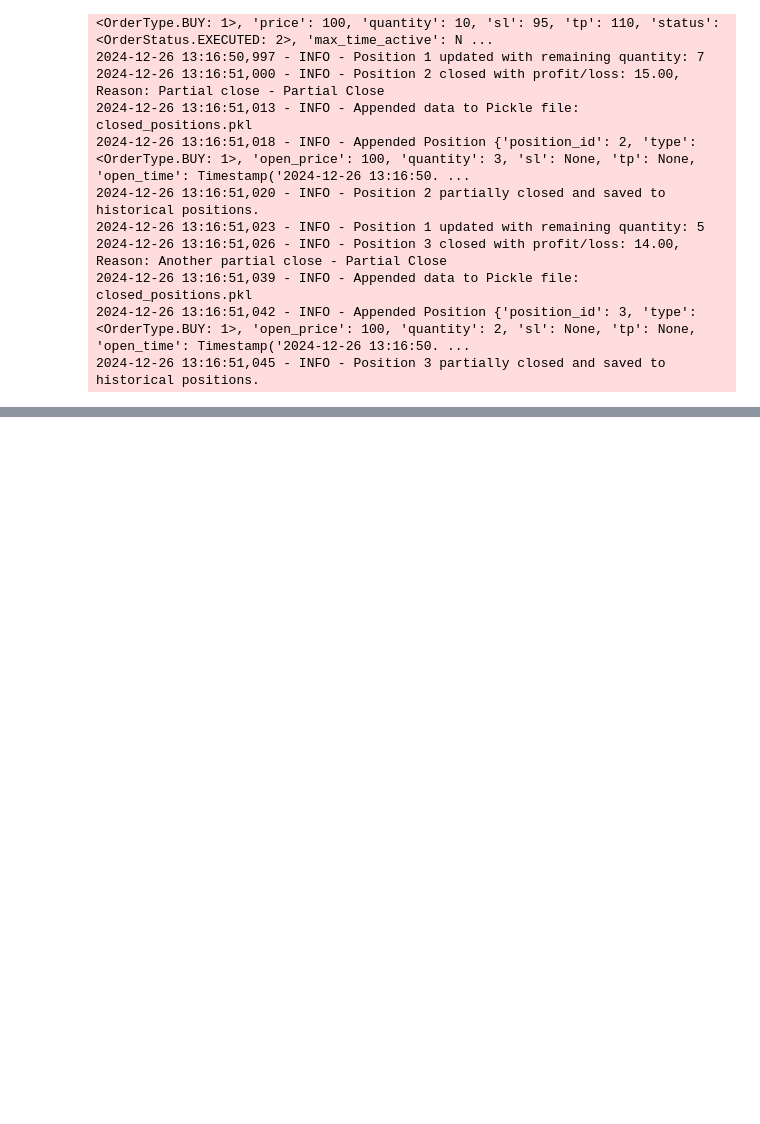
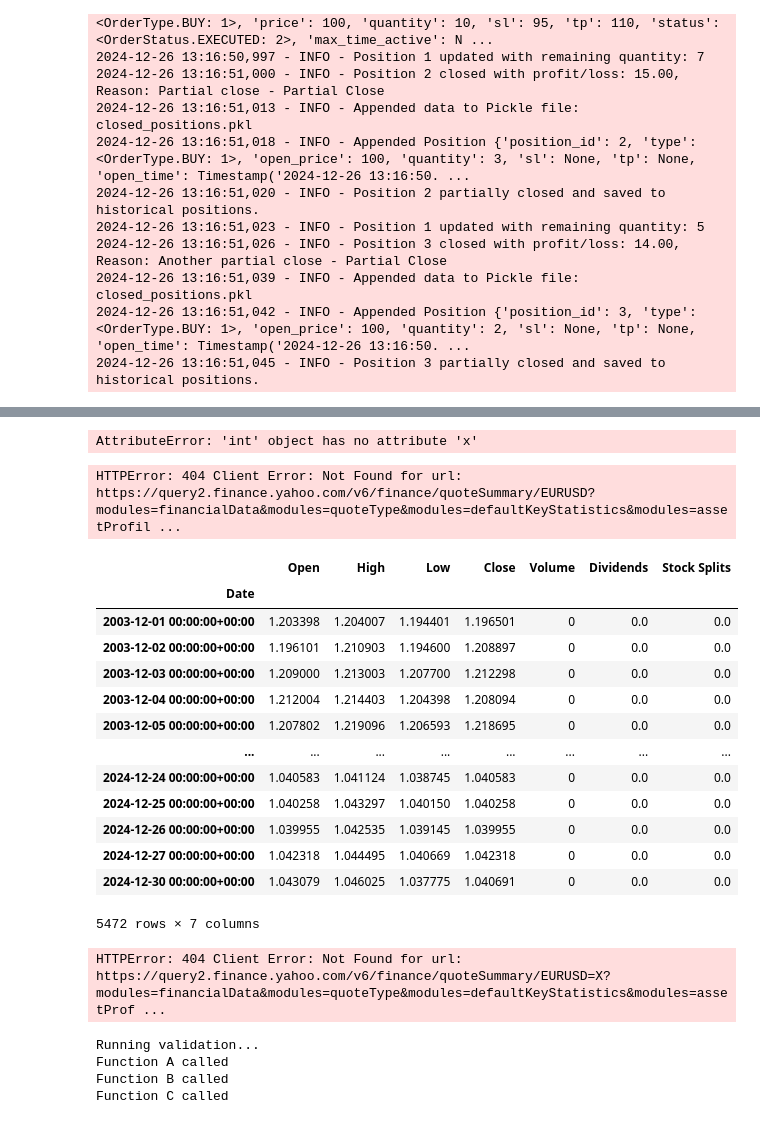
Before and after one commit to PedroFerreiraBento/algo_trading, a Jupyter notebook: notebooks/tests.ipynb, the cells around one changed output, grey strips where cells are left out. Saved outputs shown, nothing was run; the diff lists cells and outputs as text; code cells hidden in the pictures; blank space fills up the shorter version.

```diff
--- a/notebooks/tests.ipynb
+++ b/notebooks/tests.ipynb
@@ -41,3 +41,12 @@ handler.get_closed_positions()
 |  | position_id | type | open_price | quantity | sl | tp | open_time | status | close_price | ... |
 | 0 | 2 | OrderType.BUY | 100 | 3 | None | None | 2024-12-26 13:16:50.974619 | PositionStatus.CLOSED | 105 | ... |
 | 1 | 3 | OrderType.BUY | 100 | 2 | None | None | 2024-12-26 13:16:50.974619 | PositionStatus.CLOSED | 107 | ... |
+# %%
+class A:
+    def x(self):
+        pass
+
+a: "A" = 1
+a.x
+# %% [output]
+AttributeError: 'int' object has no attribute 'x'
@@ -43,0 +56,57 @@ handler.get_closed_positions()
+# %%
+dat.info
+# %% [output]
+HTTPError: 404 Client Error: Not Found for url: https://query2.finance.yahoo.com/v6/finance/quoteSummary/EURUSD?modules=financialData&modules=quoteType&modules=defaultKeyStatistics&modules=assetProfil ...
+# %%
+yf.Ticker("EURUSD=X").history(period="max")
+# %% [output]
+|  | Open | High | Low | Close | Volume | Dividends | Stock Splits |
+| Date |  |  |  |  |  |  |  |
+| 2003-12-01 00:00:00+00:00 | 1.203398 | 1.204007 | 1.194401 | 1.196501 | 0 | 0.0 | 0.0 |
+| 2003-12-02 00:00:00+00:00 | 1.196101 | 1.210903 | 1.194600 | 1.208897 | 0 | 0.0 | 0.0 |
+| 2003-12-03 00:00:00+00:00 | 1.209000 | 1.213003 | 1.207700 | 1.212298 | 0 | 0.0 | 0.0 |
+| 2003-12-04 00:00:00+00:00 | 1.212004 | 1.214403 | 1.204398 | 1.208094 | 0 | 0.0 | 0.0 |
+| 2003-12-05 00:00:00+00:00 | 1.207802 | 1.219096 | 1.206593 | 1.218695 | 0 | 0.0 | 0.0 |
+| ... | ... | ... | ... | ... | ... | ... | ... |
+| 2024-12-24 00:00:00+00:00 | 1.040583 | 1.041124 | 1.038745 | 1.040583 | 0 | 0.0 | 0.0 |
+| 2024-12-25 00:00:00+00:00 | 1.040258 | 1.043297 | 1.040150 | 1.040258 | 0 | 0.0 | 0.0 |
+| 2024-12-26 00:00:00+00:00 | 1.039955 | 1.042535 | 1.039145 | 1.039955 | 0 | 0.0 | 0.0 |
+| 2024-12-27 00:00:00+00:00 | 1.042318 | 1.044495 | 1.040669 | 1.042318 | 0 | 0.0 | 0.0 |
+| 2024-12-30 00:00:00+00:00 | 1.043079 | 1.046025 | 1.037775 | 1.040691 | 0 | 0.0 | 0.0 |
+5472 rows × 7 columns
+# %%
+x.info
+# %% [output]
+HTTPError: 404 Client Error: Not Found for url: https://query2.finance.yahoo.com/v6/finance/quoteSummary/EURUSD=X?modules=financialData&modules=quoteType&modules=defaultKeyStatistics&modules=assetProf ...
+# %%
+class Validator:
+    _validated = False
+
+    @staticmethod
+    def validate():
+        if not Validator._validated:
+            print("Running validation...")
+            Validator._validated = True  # Faz a validação
+        return Validator._validated
+
+def A():
+    if Validator.validate():
+        print("Function A called")
+        B()
+
+def B():
+    if Validator.validate():
+        print("Function B called")
+        C()
+
+def C():
+    if Validator.validate():
+        print("Function C called")
+
+# Exemplo de chamada
+A()
+# %% [output]
+Running validation...
+Function A called
+Function B called
+Function C called
```
Also changed, not shown: parts of 6 cells of this notebook, 26 other files.
